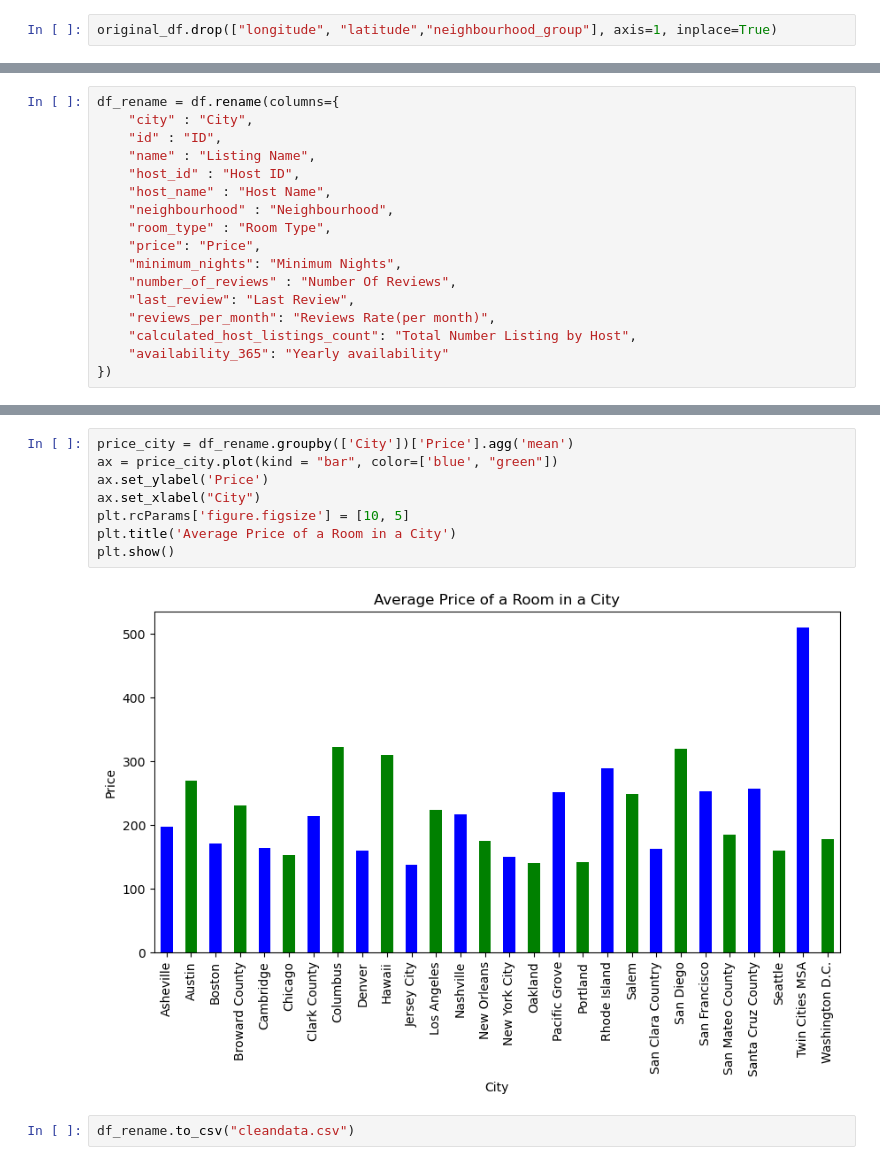
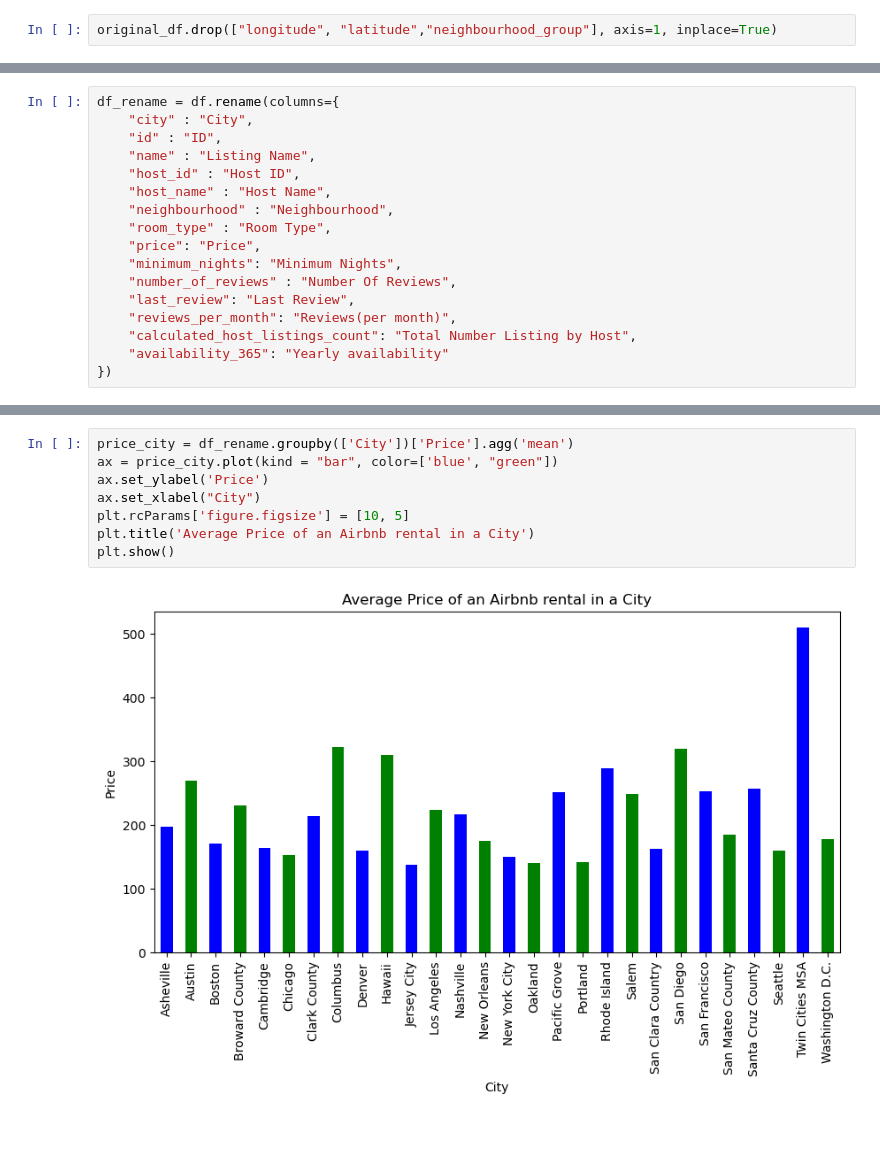
Before and after one commit to jbarbs44/Project-1, a Jupyter notebook: main.ipynb, the cells around one changed output, grey strips where cells are left out. Cells and saved outputs as stored; diff of their text form; blank space fills up the shorter version.

```diff
--- a/main.ipynb
+++ b/main.ipynb
@@ -49,7 +51,7 @@ df_rename = df.rename(columns={
     "minimum_nights": "Minimum Nights",
     "number_of_reviews" : "Number Of Reviews",
     "last_review": "Last Review",
-    "reviews_per_month": "Reviews Rate(per month)",
+    "reviews_per_month": "Reviews(per month)",
     "calculated_host_listings_count": "Total Number Listing by Host",
     "availability_365": "Yearly availability"
 })
@@ -66,12 +68,10 @@ df_rename.head()
 # %%
 price_city = df_rename.groupby(['City'])['Price'].agg('mean')
 ax = price_city.plot(kind = "bar", color=['blue', "green"])
 ax.set_ylabel('Price')
 ax.set_xlabel("City")
 plt.rcParams['figure.figsize'] = [10, 5]
-plt.title('Average Price of a Room in a City')
+plt.title('Average Price of an Airbnb rental in a City')
 plt.show()
 # %% [output]
-[figure, old version]
+[figure, new version]
-# %%
-df_rename.to_csv("cleandata.csv")
```
Also changed, not shown: parts of 6 cells of this notebook, 1 other file.
